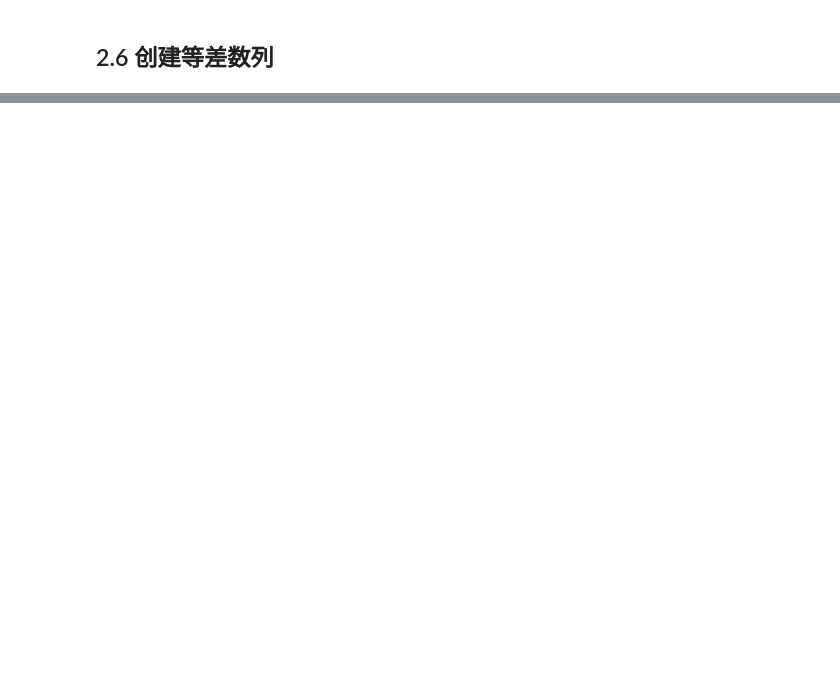
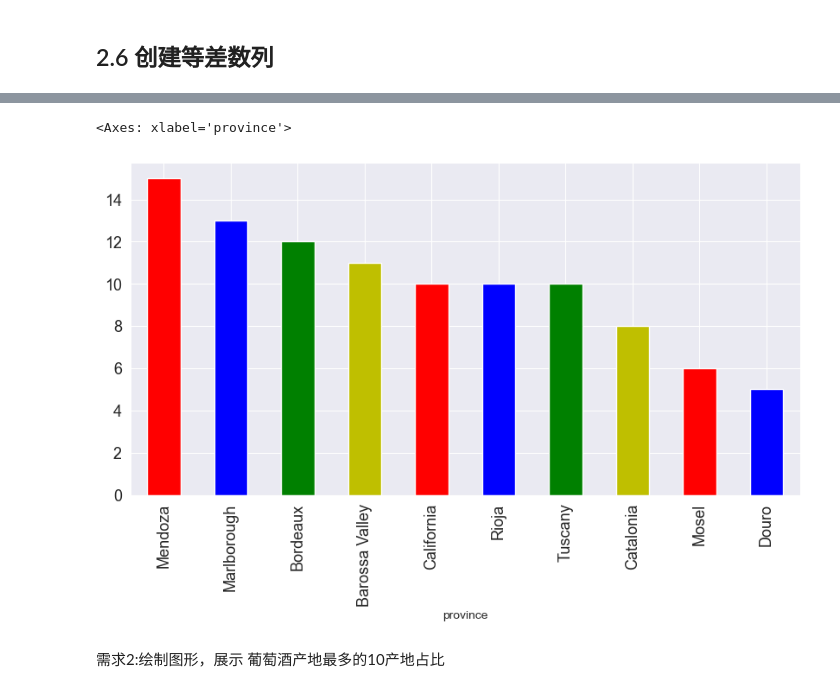
Before and after one commit to Dafu1011/Data-analysis-note, a Jupyter notebook: pandasProject/02_jupyterNotebook.ipynb, the cells around one changed output, grey strips where cells are left out. Saved outputs shown, nothing was run; the diff lists cells and outputs as text; code cells hidden in the pictures; blank space fills up the shorter version.

```diff
--- a/pandasProject/02_jupyterNotebook.ipynb
+++ b/pandasProject/02_jupyterNotebook.ipynb
@@ -102,0 +236,12 @@ print(f"元素类型：{arr9.dtype}")
+# %%
+# 5.最终写法
+# step1：定义变量，记录参数，字典形式
+text_kwargs=dict(figsize=(10,5),color=['r','b','g','y'],fontsize=13)
+# print(type(text_kwargs)) # <class 'dict'>
+# step2：调用绘图方法
+df.province.value_counts().head(10).plot.bar(**text_kwargs)
+# %% [output]
+<Axes: xlabel='province'>
+[figure, added]
+# %% [markdown]
+需求2:绘制图形，展示 葡萄酒产地最多的10产地占比
```
Also changed, not shown: parts of 41 cells of this notebook, 3 other files.
